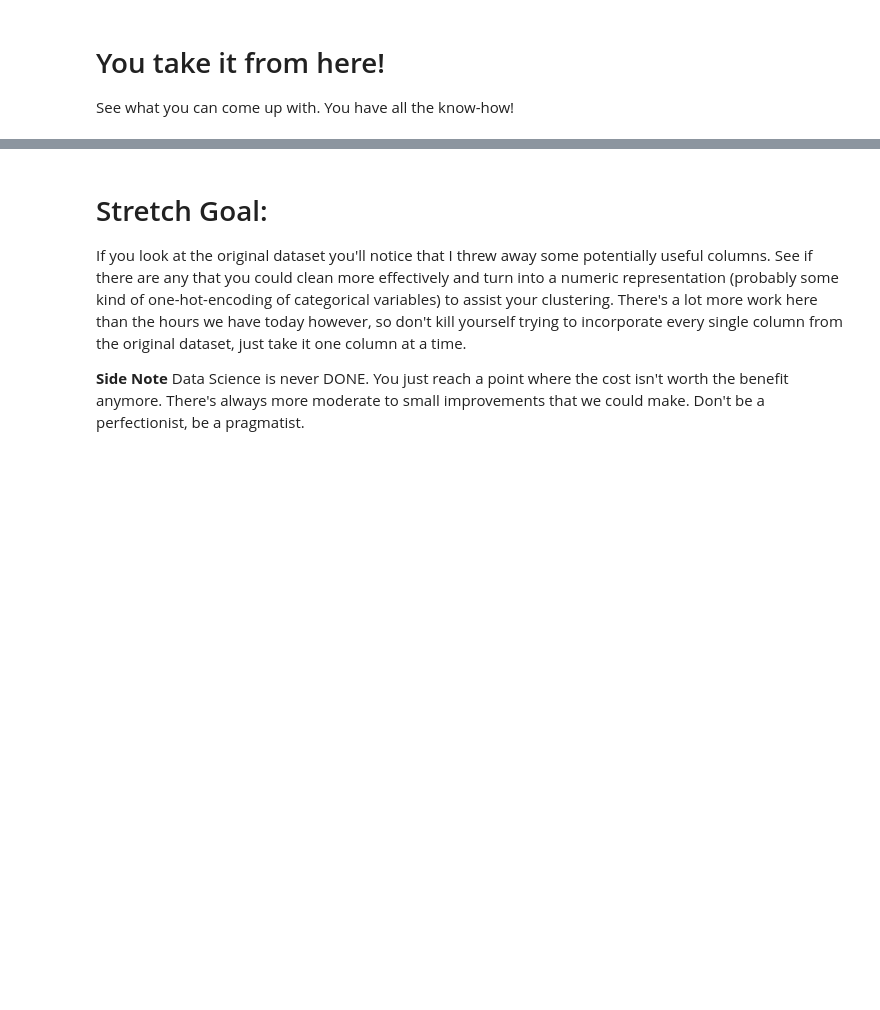
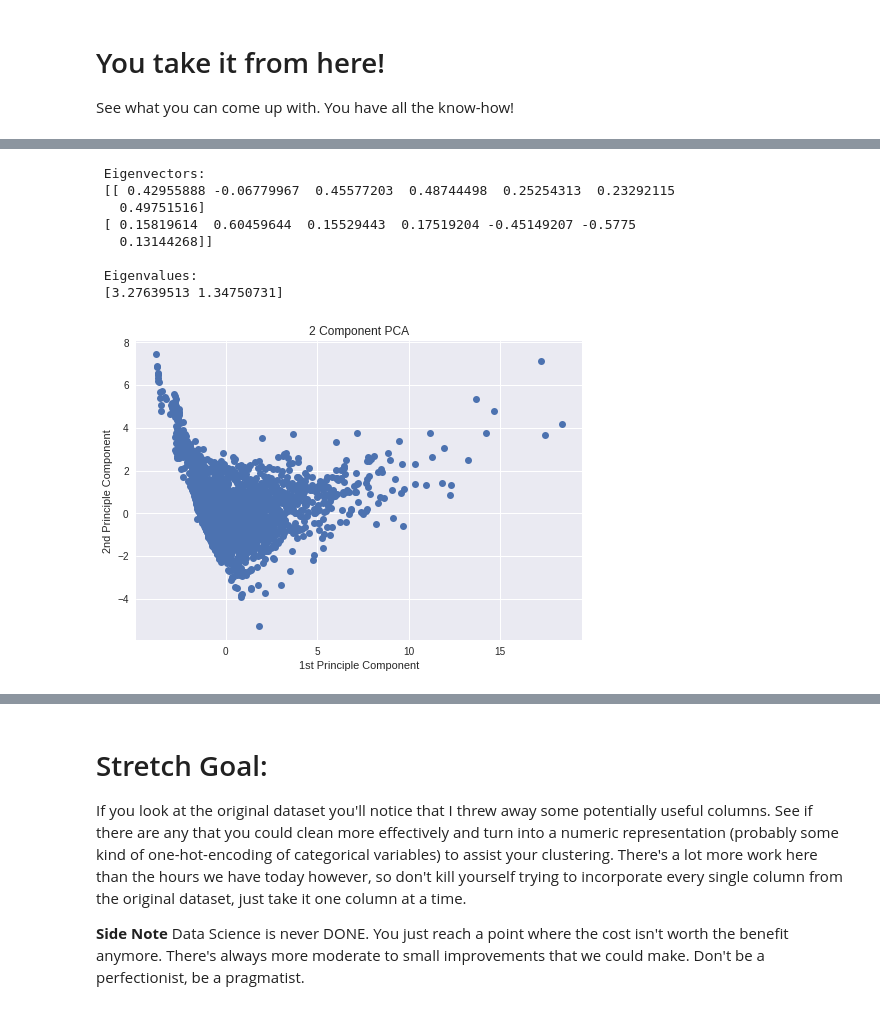
Before and after one commit to bloominstituteoftechnology/DS-Unit-1-Sprint-4-Linear-Algebra, a Jupyter notebook: module4-clustering/Clustering_Assignment.ipynb, the cells around one changed output, grey strips where cells are left out. Saved outputs shown, nothing was run; the diff lists cells and outputs as text; code cells hidden in the pictures; blank space fills up the shorter version.

```diff
--- a/module4-clustering/Clustering_Assignment.ipynb
+++ b/module4-clustering/Clustering_Assignment.ipynb
@@ -58,0 +129,34 @@ See what you can come up with. You have all the know-how!
+# %%
+# KMeans with dimension reduction using PCA
+from sklearn.preprocessing import StandardScaler
+import matplotlib.pyplot as plt
+from sklearn.decomposition import PCA
+
+df_pca = StandardScaler().fit_transform(df_numeric)
+# create the PCA instance
+pca = PCA(2)
+# fit on data
+pca.fit(df_pca)
+# access values and vectors
+print("\n Eigenvectors: \n", pca.components_)
+print("\n Eigenvalues: \n",pca.explained_variance_)
+# transform data
+T = pca.transform(df_pca)
+#print("\n Projected Data: \n", T)
+
+xx, xy = T.T
+plt.plot(xx,xy,'o')
+plt.xlabel("1st Principle Component")
+plt.ylabel("2nd Principle Component")
+plt.title("2 Component PCA")
+plt.show()
+# %% [output]
+ Eigenvectors:
+ [[ 0.42955888 -0.06779967  0.45577203  0.48744498  0.25254313  0.23292115
+   0.49751516]
+ [ 0.15819614  0.60459644  0.15529443  0.17519204 -0.45149207 -0.5775
+   0.13144268]]
+
+ Eigenvalues:
+ [3.27639513 1.34750731]
+[figure, added]
```
Also changed, not shown: parts of 11 cells of this notebook.
